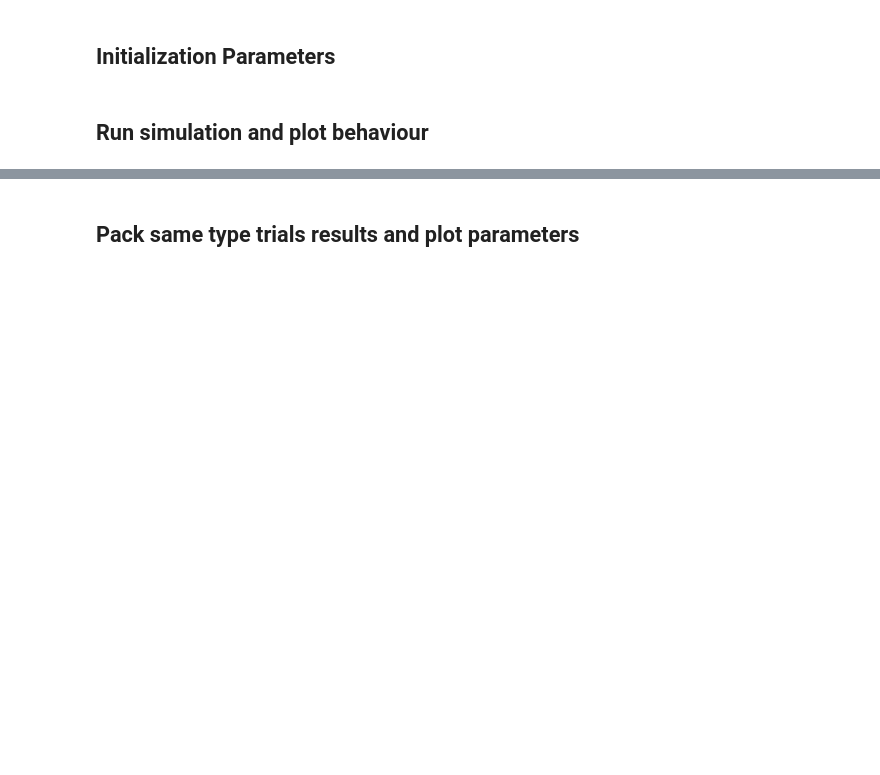
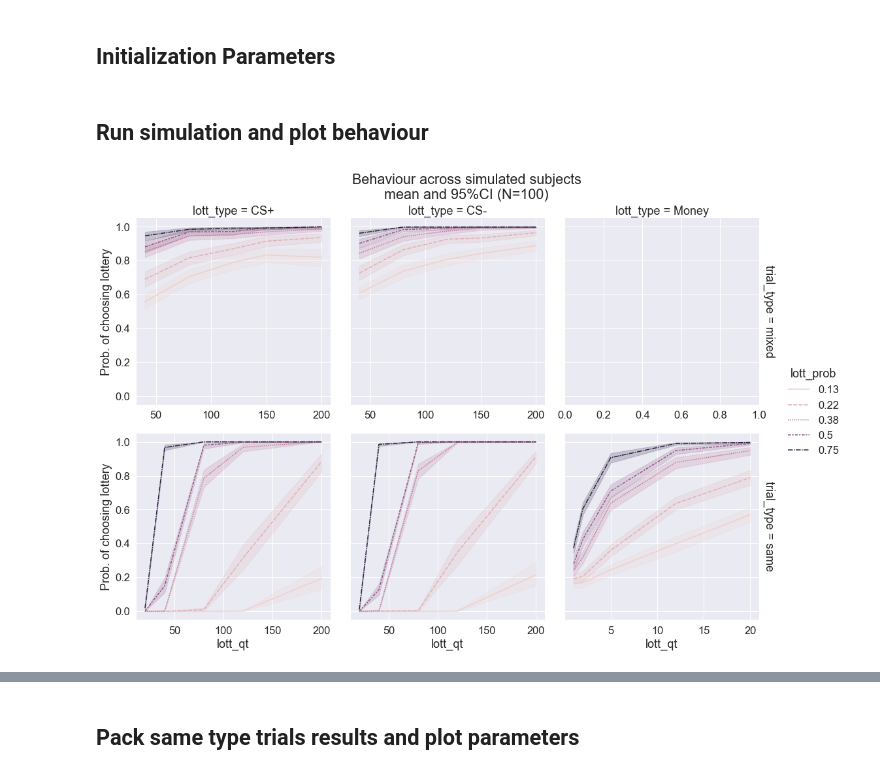
Before and after one commit to ffviana/nutreconDrive, a Jupyter notebook: 3. Analysis/nutrecon_simulation.ipynb, the cells around one changed output, grey strips where cells are left out. Cells and saved outputs as stored; diff of their text form; code cells hidden in the pictures; blank space fills up the shorter version.

```diff
--- a/3. Analysis/nutrecon_simulation.ipynb
+++ b/3. Analysis/nutrecon_simulation.ipynb
@@ -1126,38 +796,50 @@ for i in tqdm(range(N_iter)):
                 columns = [_v_.probLotteryChoice_colName]).reset_index()
     _subject_choiceCount_df['iter'] = i
 
-    res_st, res_mt, _st_iterParams_df, _mt_iterParams_df = sim.stepwise_estimate(subjectTrials_df, x0)
+    if x0 == x0_10params:
+        x0_ = (st_money_alpha, st_cPlus_alpha, st_cMinus_alpha,
+                st_money_beta, st_cPlus_beta, st_cMinus_beta,
+                mt_cPlus_beta, mt_cMinus_beta,
+                cPlus_sFactor, cMinus_sFactor)
+    else:
+        x0_ = (st_money_alpha, st_cPlus_alpha, st_cMinus_alpha,
+                st_money_beta,
+                cPlus_sFactor, cMinus_sFactor)
+
+    res_st, res_mt, _st_iterParams_df, _mt_iterParams_df = sim.stepwise_estimate(subjectTrials_df, x0_)
 
     _st_iterParams_df = _st_iterParams_df.reset_index().rename(columns={'index':'estim. iter'},)
     _st_iterParams_df['iter'] = i
 
     _mt_iterParams_df = _mt_iterParams_df.reset_index().rename(columns={'index':'estim. iter'},)
     _mt_iterParams_df['iter'] = i
 
     if i == 0:
         st_iterParams_df = _st_iterParams_df
         mt_iterParams_df = _mt_iterParams_df
         subject_choiceCount_df = _subject_choiceCount_df
     else:
         st_iterParams_df = pd.concat([st_iterParams_df, _st_iterParams_df], axis = 0)
         mt_iterParams_df = pd.concat([mt_iterParams_df, _mt_iterParams_df], axis = 0)
         subject_choiceCount_df = pd.concat([subject_choiceCount_df, _subject_choiceCount_df], axis = 0)
 
-    st_flags.append(res_st.success)
-    mt_flags.append(res_mt.success)
+    st_flags.append(res_st.message)
+    mt_flags.append(res_mt.message)
 
     st_estPars[:, i] = res_st.x
     st_hessians[:, :, i] = res_st.hess_inv
     mt_estPars[:, i] = res_mt.x
     mt_hessians[:, :, i] = res_mt.hess_inv
 
 
 sns.set(font_scale=1.5)
 g = sns.relplot(
     data=subject_choiceCount_df.reset_index(drop=True), x=beahviour_cols[-3], y=_v_.probLotteryChoice_colName,
     col="lott_type", row = 'trial_type',
     hue="lott_prob", style="lott_prob", kind="line",facet_kws={'sharex': False, 'margin_titles' : True},
 
 )
 
 g.fig.suptitle('Behaviour across simulated subjects\nmean and 95%CI (N={})'.format(N_iter), va='bottom');
+# %% [output]
+[figure, added]
```
Also changed, not shown: parts of 43 cells of this notebook, 2 other files.
